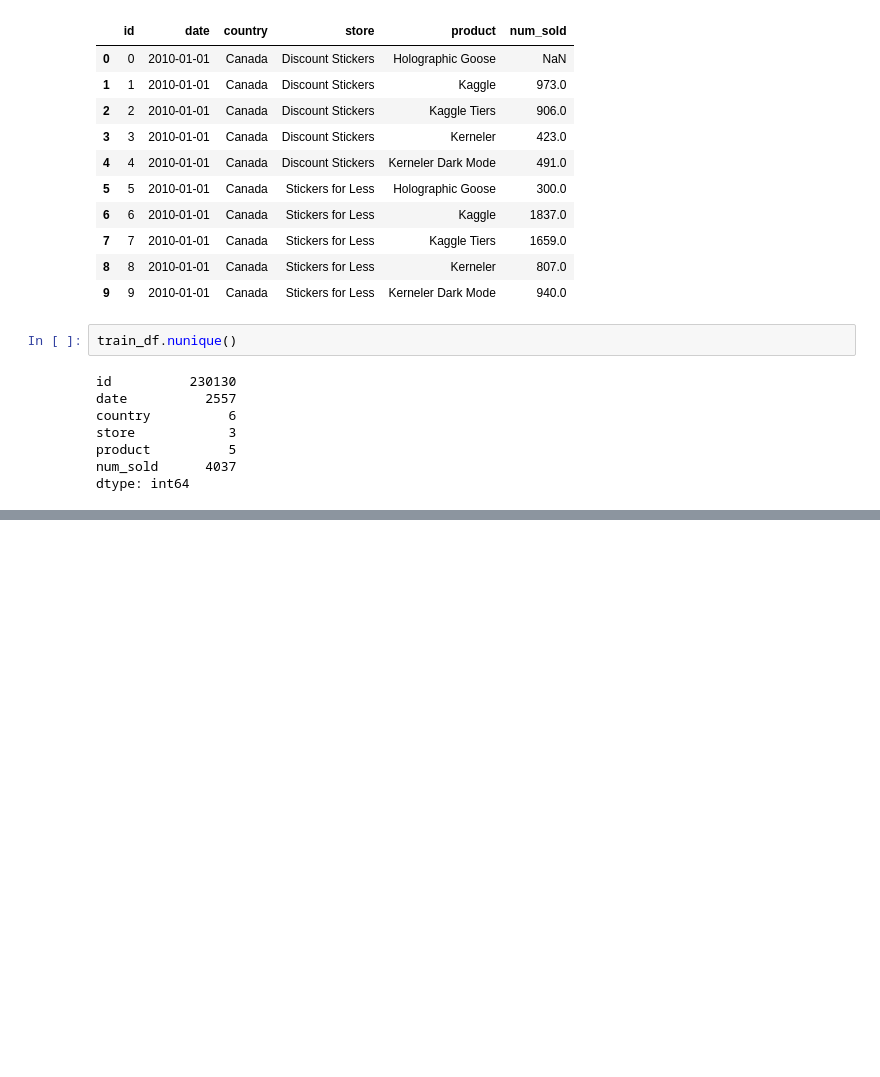
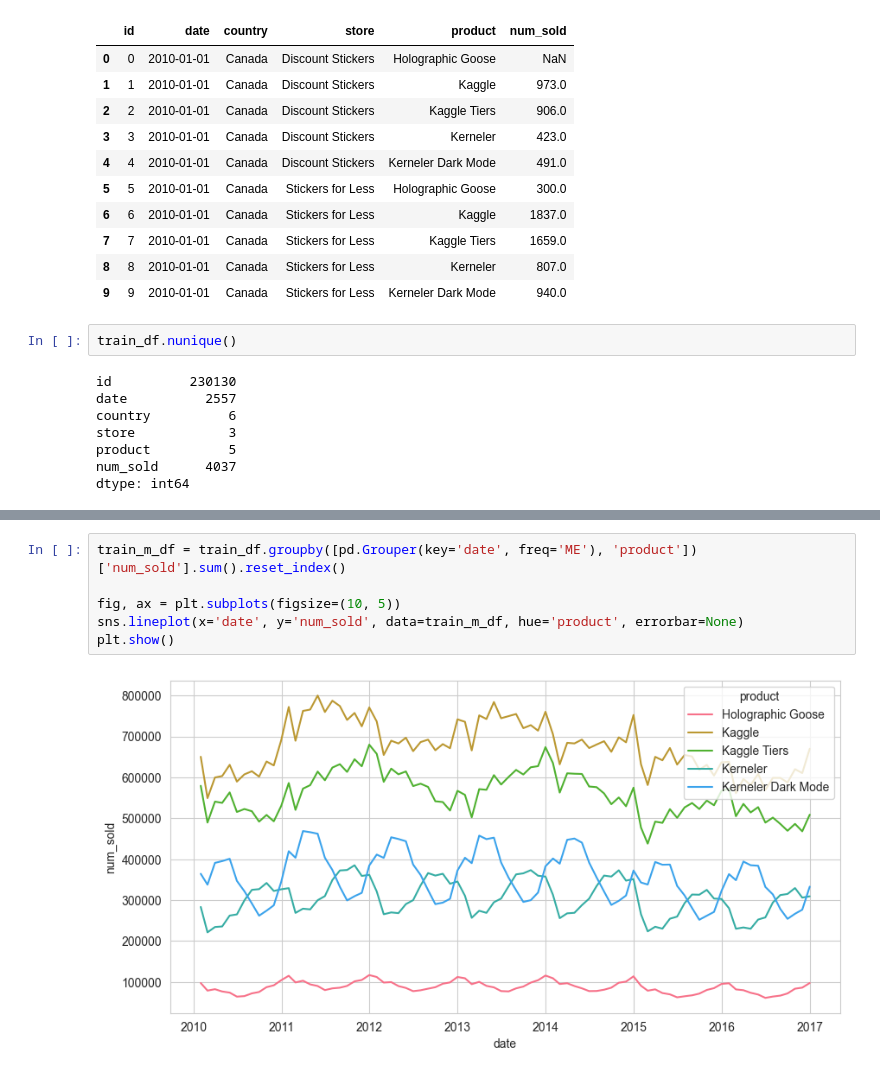
Before and after one commit to fstijnman/kaggle, a Jupyter notebook: playground_s05e01_forecasting_sticker_sales/notebooks/exploratory_analysis.ipynb, the cells around one changed output, grey strips where cells are left out. Saved outputs shown, nothing was run; the diff lists cells and outputs as text; blank space fills up the shorter version.

```diff
--- a/playground_s05e01_forecasting_sticker_sales/notebooks/exploratory_analysis.ipynb
+++ b/playground_s05e01_forecasting_sticker_sales/notebooks/exploratory_analysis.ipynb
@@ -70,0 +84,8 @@ dtype: int64
+# %%
+train_m_df = train_df.groupby([pd.Grouper(key='date', freq='ME'), 'product'])['num_sold'].sum().reset_index()
+
+fig, ax = plt.subplots(figsize=(10, 5))
+sns.lineplot(x='date', y='num_sold', data=train_m_df, hue='product', errorbar=None)
+plt.show()
+# %% [output]
+[figure, added]
```
Also changed, not shown: parts of 5 cells of this notebook.
